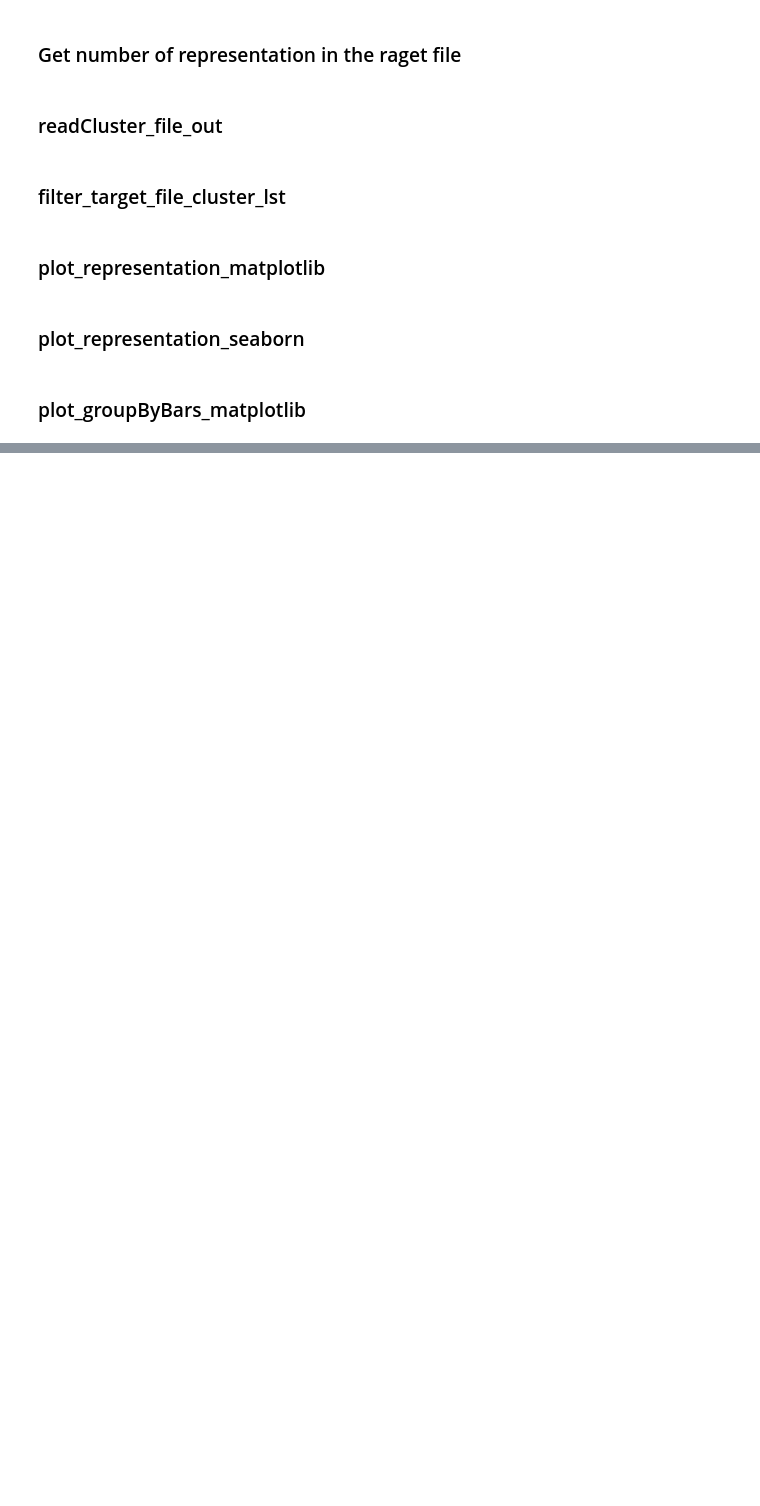
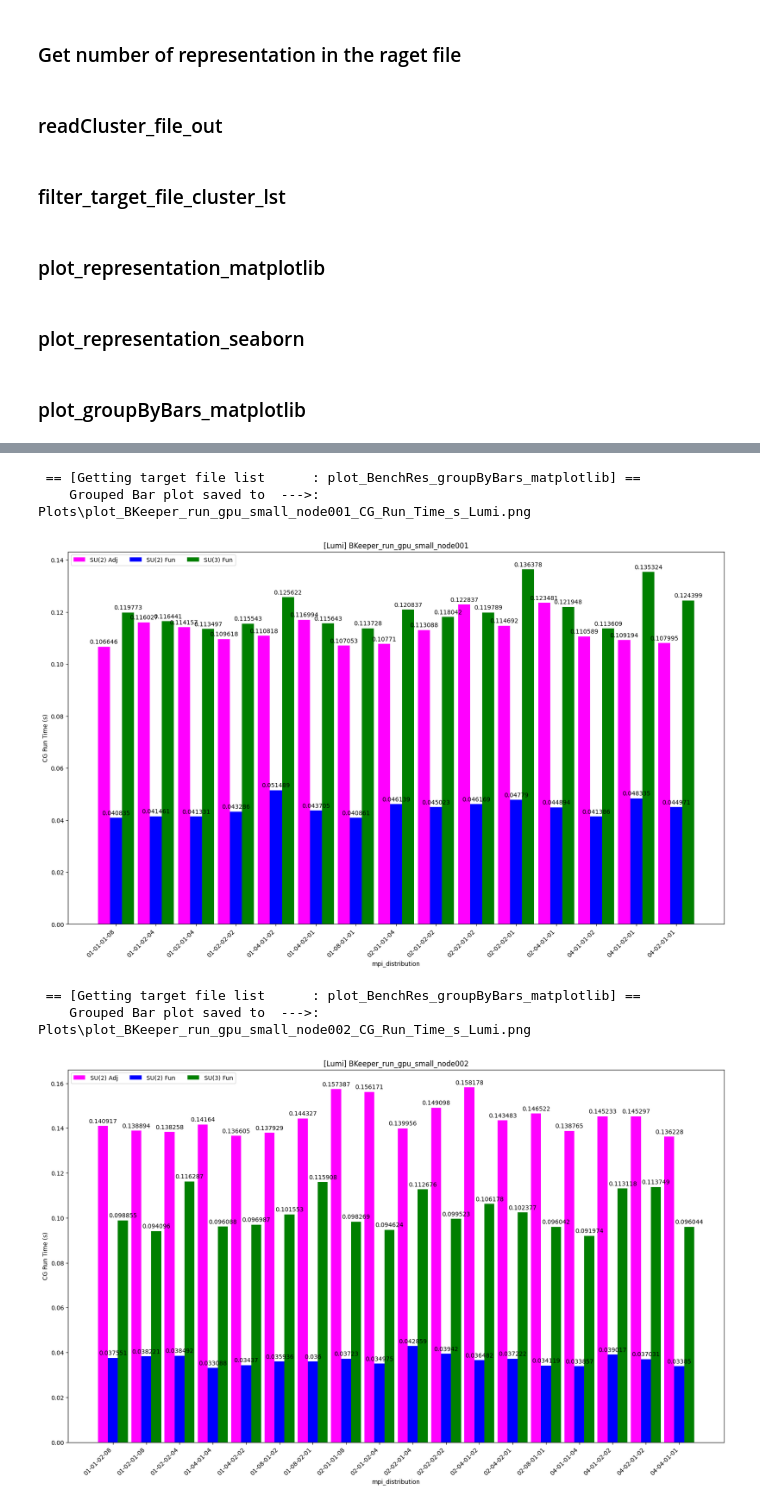
Before and after one commit to fbonnet08/Bench_Grid_HiRep, a Jupyter notebook: src/PythonCodes/Jupyter-NoteBooks/LLR-Bench_Grid_HiRep_Notebooks/Notebook_Bench_Grid_HiRep.ipynb, the cells around one changed output, grey strips where cells are left out. Cells and saved outputs as stored; diff of their text form; code cells hidden in the pictures; blank space fills up the shorter version.

```diff
--- a/src/PythonCodes/Jupyter-NoteBooks/LLR-Bench_Grid_HiRep_Notebooks/Notebook_Bench_Grid_HiRep.ipynb
+++ b/src/PythonCodes/Jupyter-NoteBooks/LLR-Bench_Grid_HiRep_Notebooks/Notebook_Bench_Grid_HiRep.ipynb
@@ -632,7 +664,7 @@ def plot_BenchRes_groupByBars_matplotlib(c, m,
         'SU(2) Fun': df_su2_fun,
         'SU(3) Fun': df_su3_fun,
     }
-    colors = ['purple', 'blue', 'green'] #, 'red', 'black']
+    colors = ['magenta', 'blue', 'green'] #, 'red', 'black']
     #print(type(penguin_means))
 
     x = numpy.arange(len(species))  # the label locations
@@ -659,6 +691,32 @@ def plot_BenchRes_groupByBars_matplotlib(c, m,
     ax.legend(loc='upper left', ncols=3)
     #ax.set_ylim(0, 250)
 
+    #arg_list=repr(tuple(fields)).replace("'", "")[1:-1]
+    plot_dir = "Plots"
+    # Check whether the specified path exists or not
+    dir_exist = os.path.exists(plot_dir)
+    if not dir_exist:
+        m.printMesgAddStr("Directory does not exists  --->: ", c.getRed(), plot_dir)
+        # Create a new directory because it does not exist
+        m.printMesgAddStr("Directory is created       --->: ", c.getMagenta(), plot_dir)
+        try:
+            os.makedirs(plot_dir)
+        except IOError:
+            m.printMesgAddStr("Unable to create directory --->: ", c.getMagenta(), plot_dir)
+            plot_dir = "./"
+            m.printMesgAddStr("Output directory           --->: ", c.getMagenta(), plot_dir)
+    # [end-if]
+    png_out_filename = "plot_" + \
+                       str(message) + "_" + \
+                       str(c.getYaxis_label()).replace(" ","_").replace("/","").replace("(","").replace(")","") + \
+                       "_" + \
+                       str(mach_name) + ".png"
+    output_file = os.path.join(plot_dir, png_out_filename)
+    # print("png_out_filename --->: ", png_out_filename)
+    m.printMesgAddStr("Grouped Bar plot saved to  --->: ", c.getMagenta(), output_file)
+    base_width = 300
+    matplotlib.pyplot.savefig(output_file, dpi=base_width)
+
     matplotlib.pyplot.show()
 
     return rc
@@ -731,34 +877,47 @@ df_su3_fun_lumi = dataFrame_BKeeper_small_lumi[dataFrame_BKeeper_small_lumi["Rep
 # %%
 # --------------------------------------------------------------------------
-# PLoting data
+# Plotting data
 x_label = "mpi_distribution"
 y_label = "CG Run Time (s)"
 
 c.setXaxis_label(x_label)
 c.setYaxis_label(y_label)
 
 df_su2_adj_vega_mpi_node001     = df_su2_adj_lumi[df_su2_adj_lumi["nodes"] == "001"][[x_label]]
 df_su2_adj_lumi_cgtimes_node001 = df_su2_adj_lumi[df_su2_adj_lumi["nodes"] == "001"][[y_label]]
 df_su2_fun_lumi_cgtimes_node001 = df_su2_fun_lumi[df_su2_fun_lumi["nodes"] == "001"][[y_label]]
 df_su3_fun_lumi_cgtimes_node001 = df_su3_fun_lumi[df_su3_fun_lumi["nodes"] == "001"][[y_label]]
+
+msg = batch_action + "_" + simulation_size + "_" + "node001"
+
 rc = plot_BenchRes_groupByBars_matplotlib(c, m,
                                           df_su2_adj_vega_mpi_node001[x_label],
                                           df_su2_adj_lumi_cgtimes_node001[y_label],
                                           df_su2_fun_lumi_cgtimes_node001[y_label],
                                           df_su3_fun_lumi_cgtimes_node001[y_label],
-                                          machine_name_lumi, "node001")
+                                          machine_name_lumi, msg)
 
 df_su2_adj_lumi_mpi_node002     = df_su2_adj_lumi[df_su2_adj_lumi["nodes"] == "002"][[x_label]]
 df_su2_adj_lumi_cgtimes_node002 = df_su2_adj_lumi[df_su2_adj_lumi["nodes"] == "002"][[y_label]]
 df_su2_fun_lumi_cgtimes_node002 = df_su2_fun_lumi[df_su2_fun_lumi["nodes"] == "002"][[y_label]]
-df_su3_fun_lumi_cgtimes_node002 = df_su2_fun_lumi[df_su2_fun_lumi["nodes"] == "002"][[y_label]]
+df_su3_fun_lumi_cgtimes_node002 = df_su3_fun_lumi[df_su3_fun_lumi["nodes"] == "002"][[y_label]]
+
+msg = batch_action + "_" + simulation_size + "_" + "node002"
+
 rc = plot_BenchRes_groupByBars_matplotlib(c, m,
                                           df_su2_adj_lumi_mpi_node002[x_label],
                                           df_su2_adj_lumi_cgtimes_node002[y_label],
                                           df_su2_fun_lumi_cgtimes_node002[y_label],
                                           df_su3_fun_lumi_cgtimes_node002[y_label],
-                                          machine_name_lumi, "node002")
+                                          machine_name_lumi, msg)
 # --------------------------------------------------------------------------
+# %% [output]
+ == [Getting target file list      : plot_BenchRes_groupByBars_matplotlib] ==
+    Grouped Bar plot saved to  --->: Plots\plot_BKeeper_run_gpu_small_node001_CG_Run_Time_s_Lumi.png
+[figure, added]
+ == [Getting target file list      : plot_BenchRes_groupByBars_matplotlib] ==
+    Grouped Bar plot saved to  --->: Plots\plot_BKeeper_run_gpu_small_node002_CG_Run_Time_s_Lumi.png
+[figure, added]
 # %%
 # --------------------------------------------------------------------------
 # PLoting data
```
Also changed, not shown: parts of 54 cells of this notebook, 24 other files.
